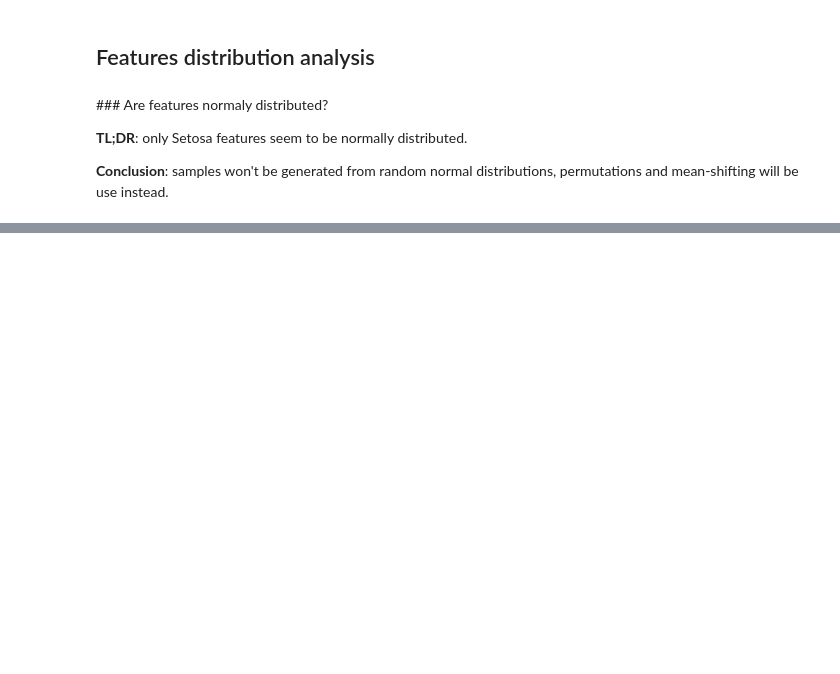
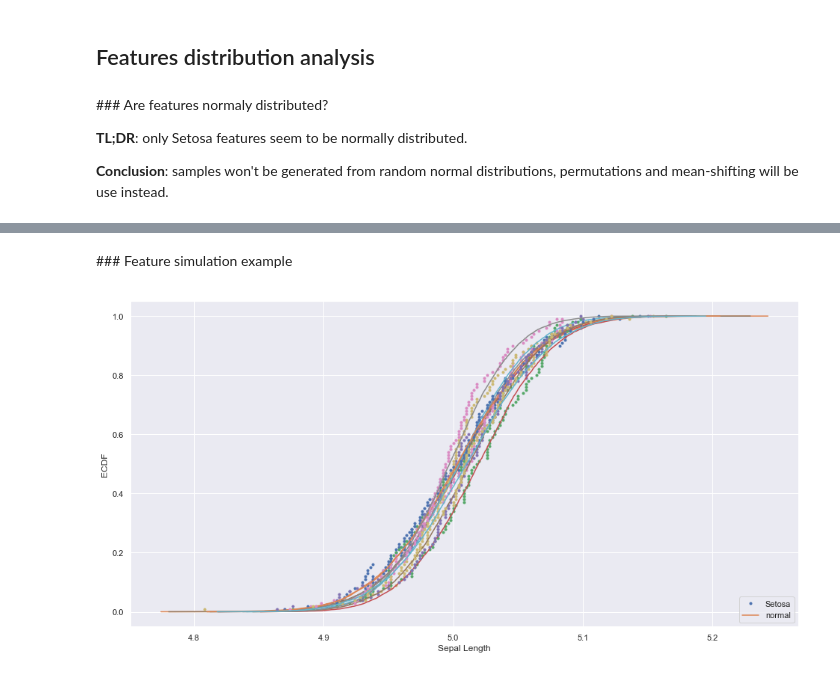
Before and after one commit to kchitresh123/hacker-stats, a Jupyter notebook: iris.ipynb, the cells around one changed output, grey strips where cells are left out. Saved outputs shown, nothing was run; the diff lists cells and outputs as text; code cells hidden in the pictures; blank space fills up the shorter version.

Commit message:
Add feature simulation support

```diff
--- a/iris.ipynb
+++ b/iris.ipynb
@@ -287,0 +328,47 @@ plt.show()
+# %%
+def nb_bootstrap_sample(data: np.ndarray, func: Callable[[np.ndarray], float]) -> float:
+    """
+    Generate a bootstrap sample from a pandas Series object.
+    :arg data: a pandas Series object
+    :arg func: a function (e.g. mean)
+    :return: the generated bootstrap sample.
+    """
+    return func(np.random.choice(data, len(data)))
+
+
+def nb_bootstrap_samples_1d(data: np.ndarray, func: Callable[[np.ndarray], float], size=1) -> np.ndarray:
+    """
+    Generate boostrap samples from a pandas Series object.
+    :arg data: a pandas Series object
+    :arg func: a function (e.g. mean)
+    :arg size: the number of samples to generate
+    :return: the generated samples.
+    """
+    samples = np.empty(size)
+    for i in range(size):
+        samples[i] = nb_bootstrap_sample(data, func)
+    return samples
+
+
+def simulate_feature(data: DataFrame, target: str, feature: str, samples: int, simulations: int) -> None:
+    """
+    Simulate a feature by generating bootstrap sample from the mean
+    :arg data: a pandas DataFrame object
+    :arg target: a target label (row content)
+    :arg feature: a feature label (column name)
+    :param samples: a number a samples generated for each simulation
+    :param simulations: a number of simulation
+    :return: nothing.
+    """
+    values = nb_extract_feature(data, target, feature)
+    for i in range(simulations):
+        generated = nb_bootstrap_samples_1d(values, np.mean, samples)
+        nb_ecdf_plot_1d(generated, target, feature)
+# %% [markdown]
+### Feature simulation example
+# %%
+simulate_feature(df, TARGET_SETOSA, FEATURE_SEPAL_LENGTH, 100, 10)
+
+plt.show()
+# %% [output]
+[figure, added]
```
Also changed, not shown: parts of 8 cells of this notebook.
